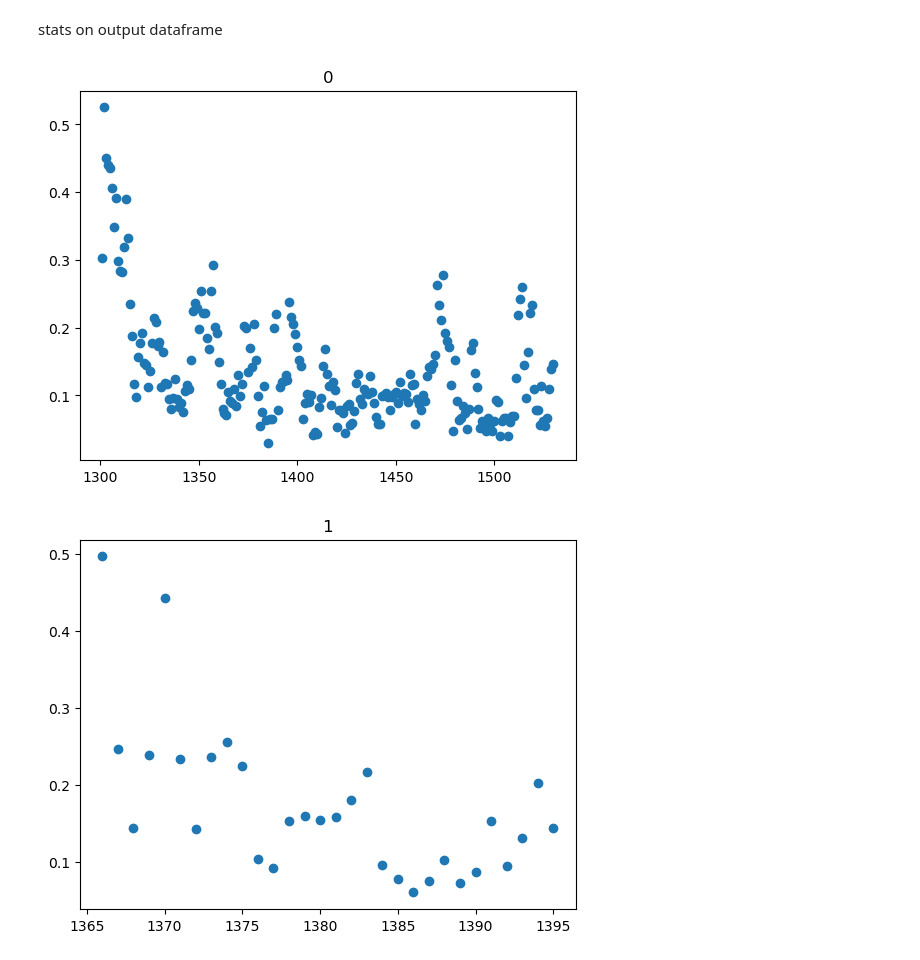
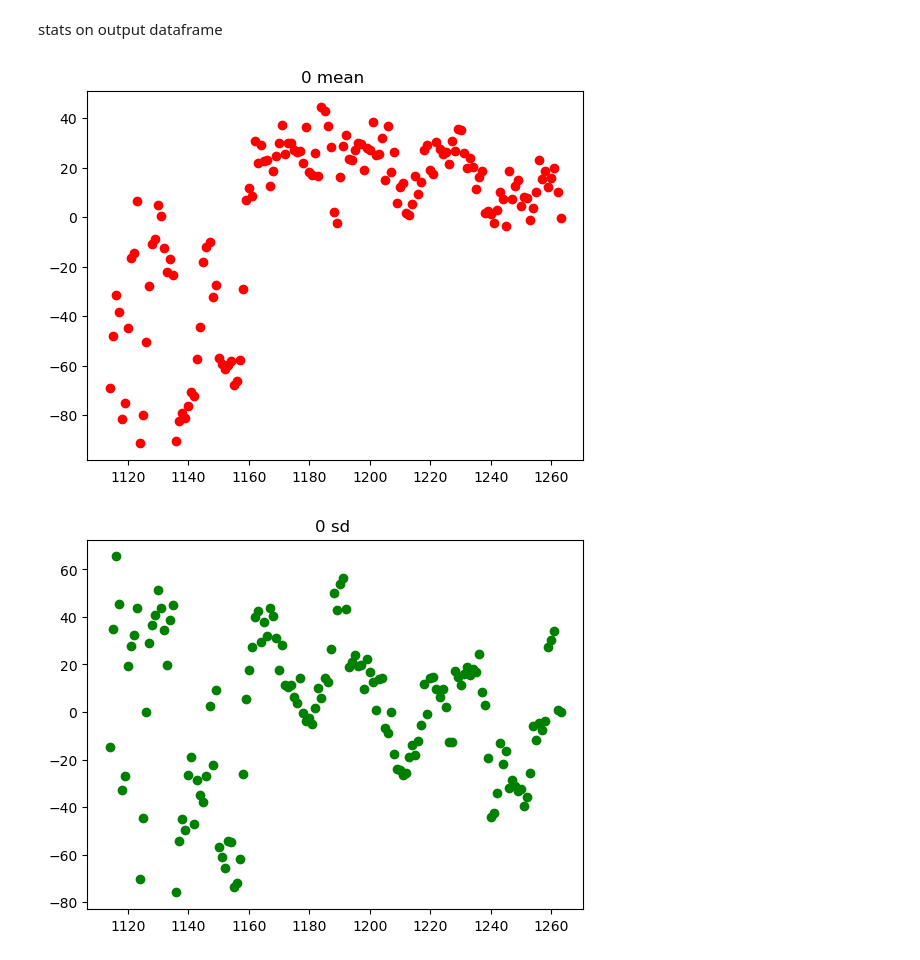
Before and after one commit to DangerousWizardry/angioscans-vascular-3d-reconstruction, a Jupyter notebook: anomaly_detection.ipynb, the cells around one changed output. Cells and saved outputs as stored; diff of their text form; code cells hidden in the pictures.

Commit message:
added stats deviation from mean and sd

```diff
--- a/anomaly_detection.ipynb
+++ b/anomaly_detection.ipynb
@@ -266,10 +293,16 @@ def compute_stats(info_one_mask, arteries):
         list_descriptor.append(Descriptor(index+rangemin, slice,list_ab[index], list_ab_predicted[index]))
 
     list_reference = []
+    list_mean_descriptors=[]
+    list_sd_descriptors=[]
     for descriptor in list_descriptor:
         list_reference = np.concatenate((list_reference, descriptor.list_pixels_without_calcifications))
+        list_mean_descriptors.append(descriptor.get_mean())
+        list_sd_descriptors.append(descriptor.get_sd())
 
     for descriptor in list_descriptor:
+        descriptor.compute_deviation_mean(np.mean(list_mean_descriptors))
+        descriptor.compute_deviation_sd(np.mean(list_sd_descriptors))
         descriptor.compute_occlusion(list_reference)
 
     return list_descriptor
@@ -277,10 +310,10 @@ def compute_stats(info_one_mask, arteries):
 def convert_stats_to_table(list_descriptor):
     #créer un tableau regroupant les caractéristiques des objets
     tableau_attributs = [
-        [objet.index, objet.mean, objet.sd, objet.proportion_calcification, objet.value_occlusion, objet.ab, objet.ab_pred] for objet in list_descriptor
+        [objet.index, objet.mean, objet.deviation_mean, objet.sd, objet.deviation_sd, objet.proportion_calcification, objet.value_occlusion, objet.ab, objet.ab_pred] for objet in list_descriptor
     ]
 
-    df = pd.DataFrame(tableau_attributs, columns=['index', 'mean', 'sd', 'proportion_calcification', 'value_occlusion', 'ab', 'ab_pred'])
+    df = pd.DataFrame(tableau_attributs, columns=['index', 'mean', 'deviation_mean', 'sd', 'deviation_sd', 'proportion_calcification', 'value_occlusion', 'ab', 'ab_pred'])
     return df
 # %%
 def constructing_all_networks(image_preprocessed, mask_list, min_range, max_range, reconstruct_ellipse=False, reconstruct_arteries=False, reconstruct_masks=False):
@@ -352,8 +384,8 @@ image_preprocessed = np.load(Path("temp/preprocessed_image.npy"))
 # %% [markdown]
 # attention à mettre False en argument de la fonction
 # %%
-minrange=0
-maxrange=13#len(mask_list)
+minrange=13
+maxrange=14#len(mask_list)
 mask_network, ellipses_network, arteries_network, list_table_stats=constructing_all_networks(
     image_preprocessed,
     mask_list,
@@ -422,9 +455,12 @@ stats on output dataframe
 # list_table_stats_all=list_table_stats_all.sort_values(by=['index'])
 # %%
 for indice_mask, tab in enumerate(list_table_stats):
-    plt.scatter(tab['index'],tab['value_occlusion'])
-    plt.title(str(indice_mask))
+    plt.scatter(tab['index'],tab['deviation_mean'], color="red")
+    plt.title(str(indice_mask)+" mean ")
     plt.show()
+    plt.scatter(tab['index'],tab['deviation_sd'], color="green")
+    plt.title(str(indice_mask)+ " sd ")
+    plt.show()
 # %% [output]
-[figure, old version]
+[figure, new version]
-[figure, old version]
+[figure, new version]
```
Also changed, not shown: parts of 9 cells of this notebook.
